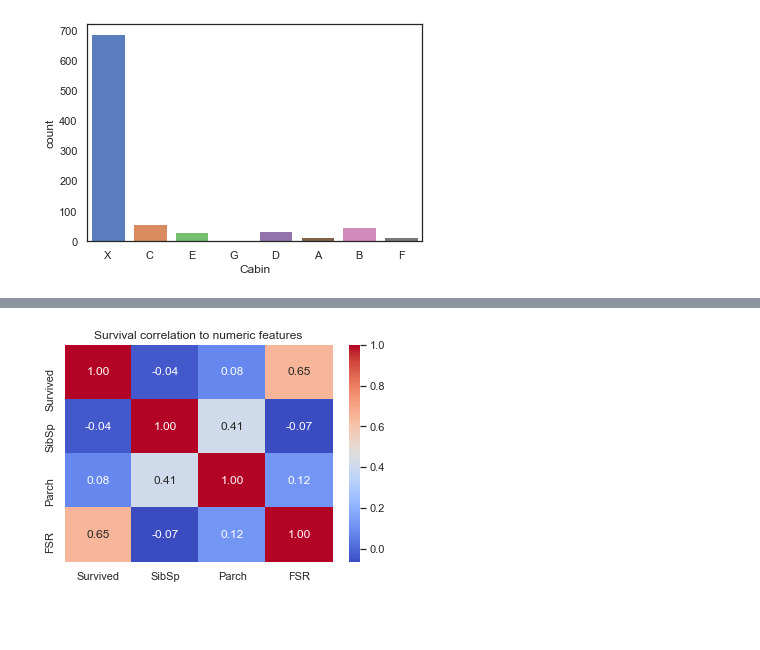
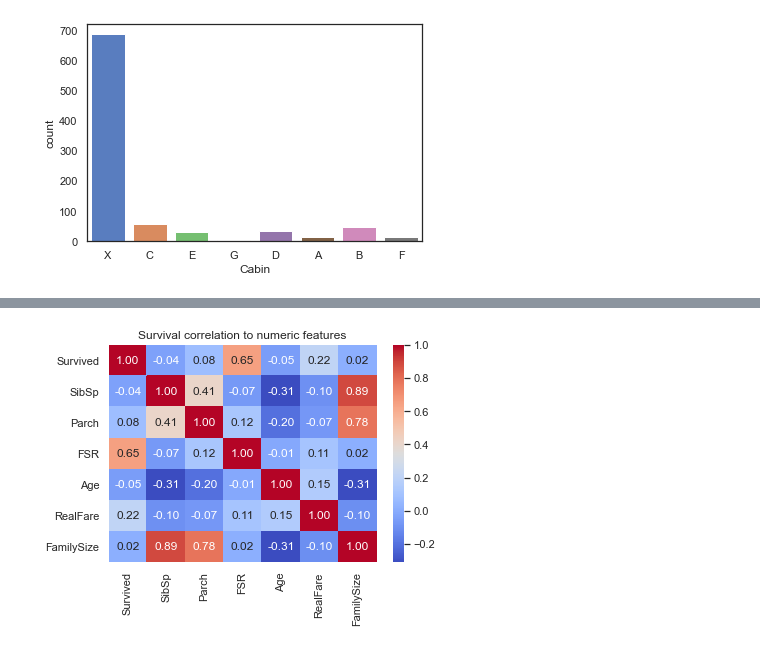
Before and after one commit to Daegil2/practice, a Jupyter notebook: titanic_practice.ipynb, the cells around one changed output, grey strips where cells are left out. Cells and saved outputs as stored; diff of their text form; code cells hidden in the pictures; blank space fills up the shorter version.

```diff
--- a/titanic_practice.ipynb
+++ b/titanic_practice.ipynb
@@ -327,7 +313,7 @@ g = g.set_ylabels("survival probability - Cabin")
 # %%
-ax = sns.heatmap(DATA[DATA.Set == 'Train'][['Survived',"SibSp","Parch", "FSR"]].corr(),annot=True, fmt = ".2f", cmap = "coolwarm");
+ax = sns.heatmap(DATA[DATA.Set == 'Train'][['Survived',"SibSp","Parch", "FSR","Age","RealFare","FamilySize"]].corr(),annot=True, fmt = ".2f", cmap = "coolwarm");
 ax.set_title("Survival correlation to numeric features");
 # %% [output]
-[figure, old version]
+[figure, new version]
 # %%
 mm = MinMaxScaler()
```
Also changed, not shown: parts of 59 cells of this notebook.
